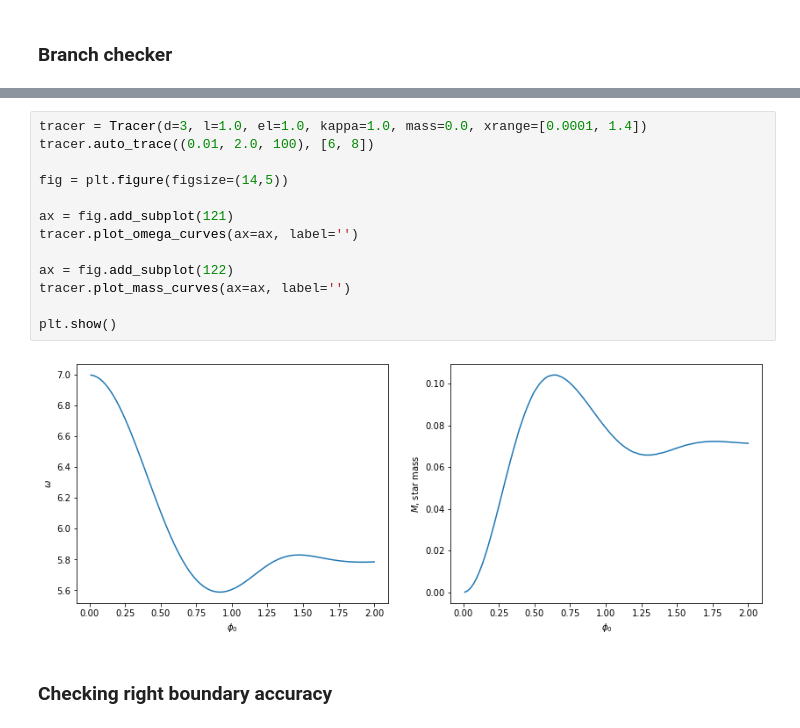
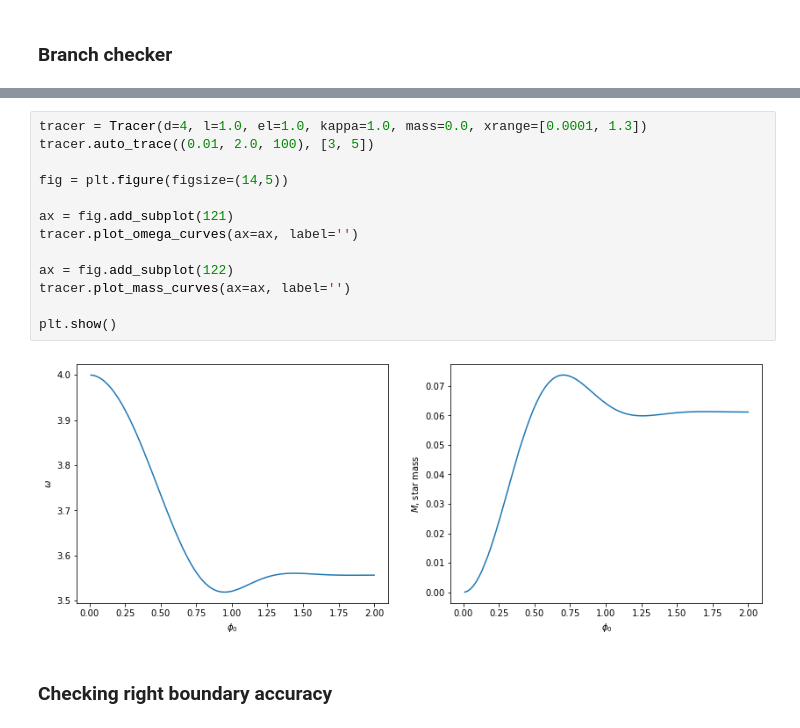
Before and after one commit to sukhovn/AdS_BS_shooting, a Jupyter notebook: BoseStar.ipynb, the cells around one changed output, grey strips where cells are left out. Cells and saved outputs as stored; diff of their text form.

```diff
--- a/BoseStar.ipynb
+++ b/BoseStar.ipynb
@@ -140,18 +139,18 @@ Star charge is equal to 0.0027
 # %%
-tracer = Tracer(d=3, l=1.0, el=1.0, kappa=1.0, mass=0.0, xrange=[0.0001, 1.4])
-tracer.auto_trace((0.01, 2.0, 100), [6, 8])
+tracer = Tracer(d=4, l=1.0, el=1.0, kappa=1.0, mass=0.0, xrange=[0.0001, 1.3])
+tracer.auto_trace((0.01, 2.0, 100), [3, 5])
 
 fig = plt.figure(figsize=(14,5))
 
 ax = fig.add_subplot(121)
 tracer.plot_omega_curves(ax=ax, label='')
 
 ax = fig.add_subplot(122)
 tracer.plot_mass_curves(ax=ax, label='')
 
 plt.show()
 # %% [output]
-[figure, old version]
+[figure, new version]
 # %% [markdown]
 ### Checking right boundary accuracy
 # %%
```
Also changed, not shown: parts of 3 cells of this notebook.
